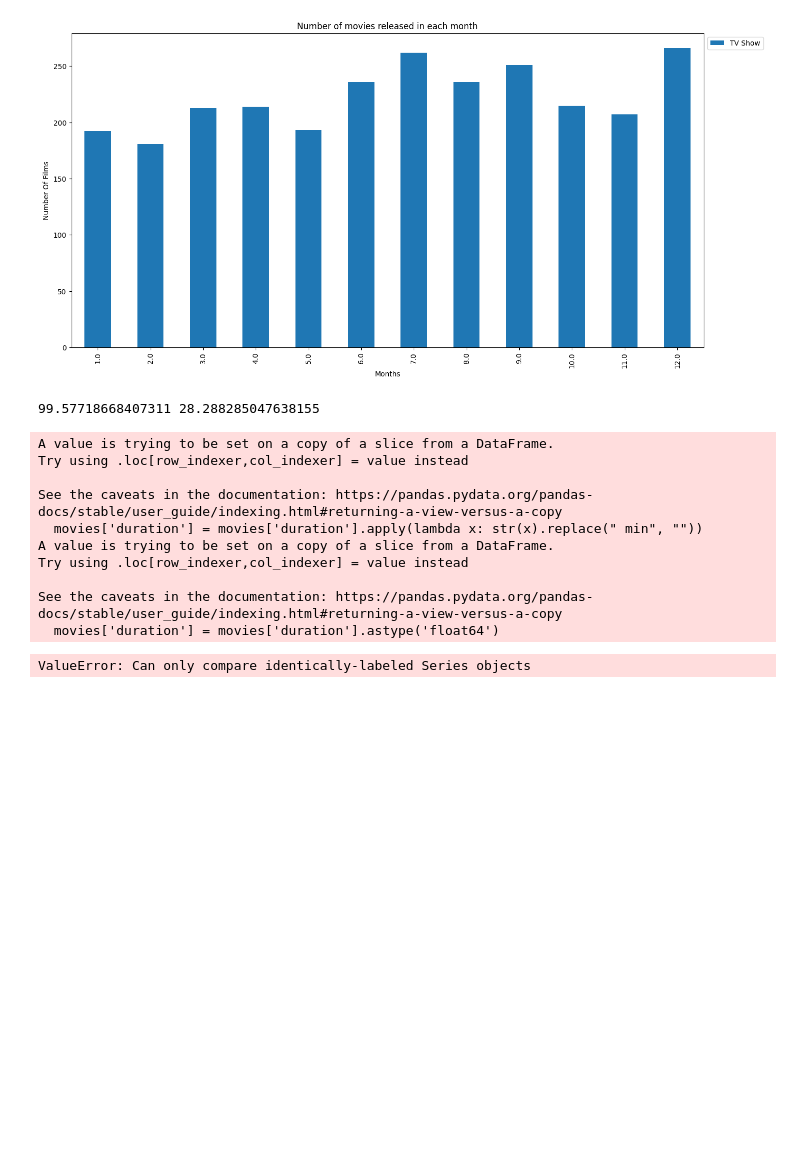
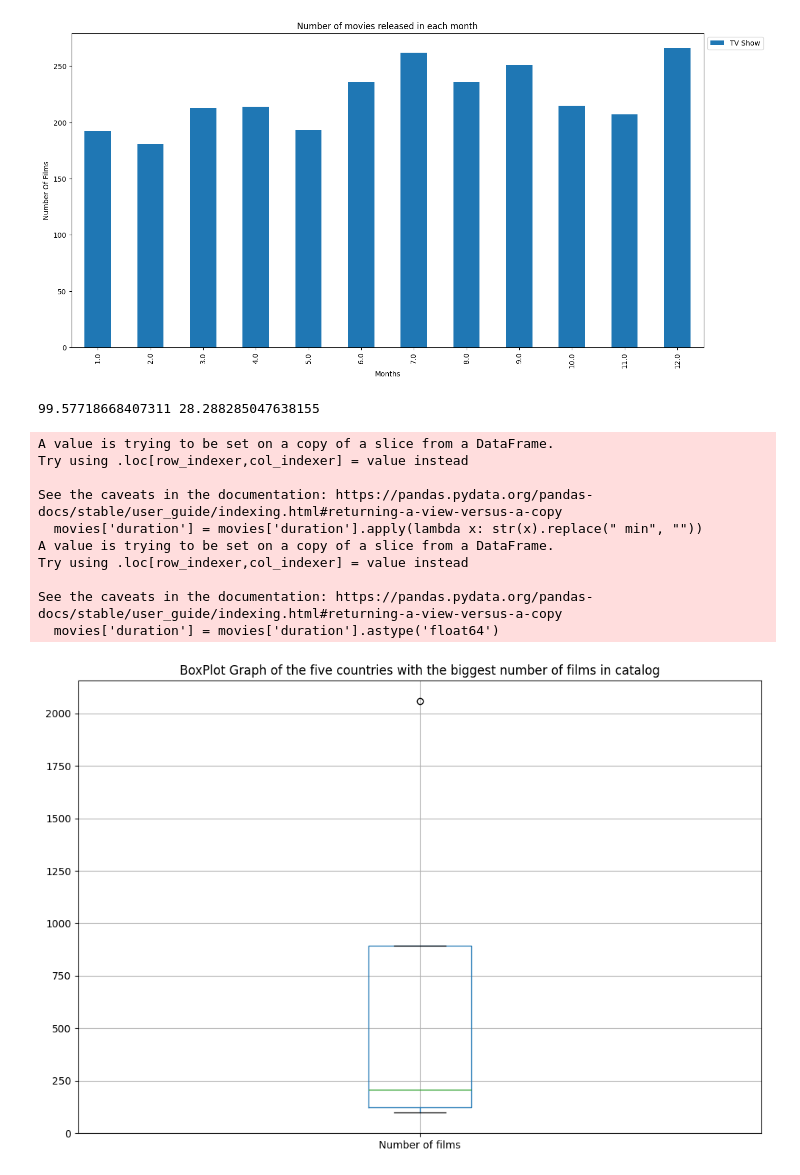
Before and after one commit to AHChaves/Python, a Jupyter notebook: aula3.ipynb, the cells around one changed output. Drawn from its saved outputs; the diff is of its cells as text; code cells hidden in the pictures; blank space fills up the shorter version.

```diff
--- a/aula3.ipynb
+++ b/aula3.ipynb
@@ -79,12 +79,6 @@ media = movies['duration'].mean()
 desvio = movies['duration'].std(ddof=0)
 
 print(media, desvio)
-
-countries = movies['country'].value_counts()
-
-countries.sort_values(ascending=False)
-
-movies.boxplot(column=movies['country'].value_counts(), by='countries')
 # %% [output]
 99.57718668407311 28.288285047638155
 A value is trying to be set on a copy of a slice from a DataFrame.
@@ -97,4 +91,23 @@ Try using .loc[row_indexer,col_indexer] = value instead
 
 See the caveats in the documentation: https://pandas.pydata.org/pandas-docs/stable/user_guide/indexing.html#returning-a-view-versus-a-copy
   movies['duration'] = movies['duration'].astype('float64')
-ValueError: Can only compare identically-labeled Series objects
+# %%
+c = movies['country'].value_counts()
+
+c.sort_values(ascending= False)
+
+countries = dict(c[:5])
+
+x = list(countries.keys())
+y = list(countries.values())
+
+countries = pd.DataFrame({'Countries':x, 'Number of films': y})
+
+plt.figure(figsize=(12,8))
+countries.boxplot()
+
+plt.title('BoxPlot Graph of the five countries with the biggest number of films in catalog')
+
+plt.show()
+# %% [output]
+[figure, added]
```
Also changed, not shown: parts of 2 cells of this notebook.
